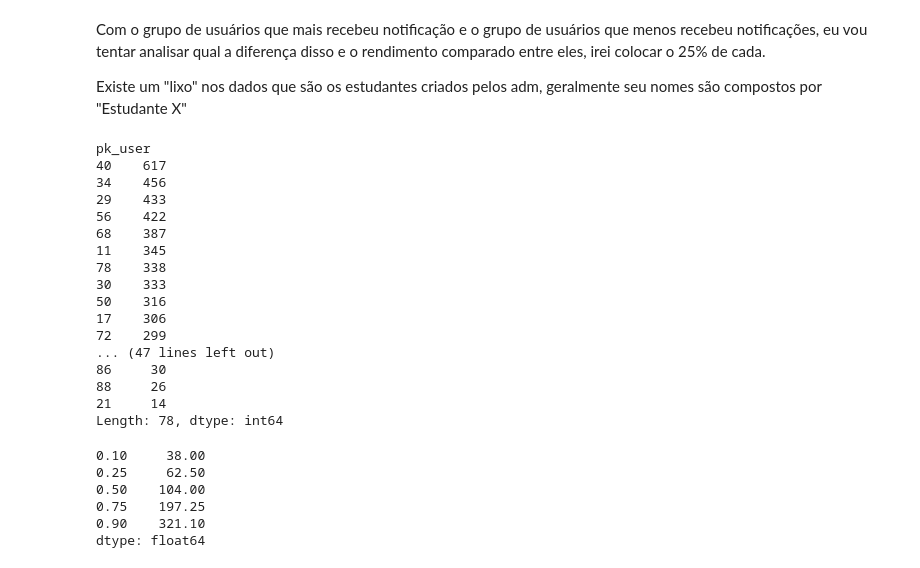
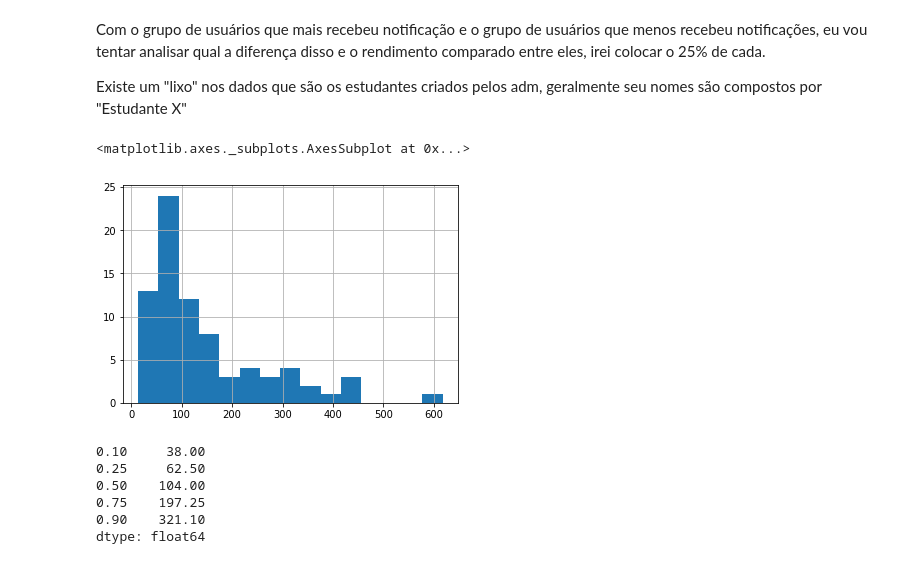
Before and after one commit to amadeusproject/amadeus-analysis, a Jupyter notebook: notebooks/exploratory/Notification & Users Logs analysis.ipynb, the cells around one changed output. Saved outputs shown, nothing was run; the diff lists cells and outputs as text; code cells hidden in the pictures.

```diff
--- a/notebooks/exploratory/Notification & Users Logs analysis.ipynb
+++ b/notebooks/exploratory/Notification & Users Logs analysis.ipynb
@@ -293,25 +352,10 @@ Com o grupo  de usuários que mais recebeu notificação e o grupo de usuários
 
 Existe um "lixo" nos dados que são os estudantes criados pelos adm, geralmente seu nomes são compostos por "Estudante X"
 # %%
-students_not_count_series.sort_values(ascending=False)
+students_not_count_series.sort_values(ascending=False).hist(bins=15)
 # %% [output]
-pk_user
-40    617
-34    456
-29    433
-56    422
-68    387
-11    345
-78    338
-30    333
-50    316
-17    306
-72    299
-... (47 lines left out)
-86     30
-88     26
-21     14
-Length: 78, dtype: int64
+<matplotlib.axes._subplots.AxesSubplot at 0x...>
+[figure, added]
 # %%
 students_not_count_series.quantile([.1,.25, .5, .75, .9])
 # %% [output]
```
Also changed, not shown: parts of 37 cells of this notebook.
